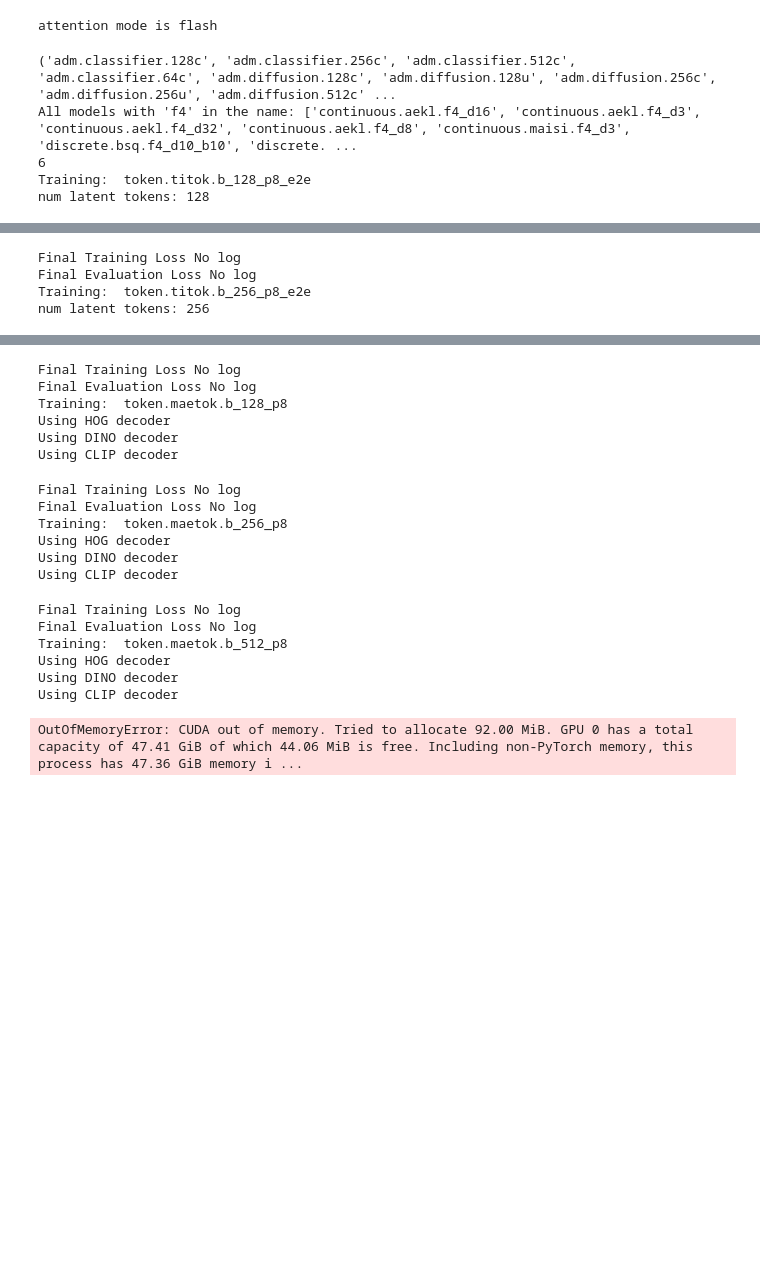
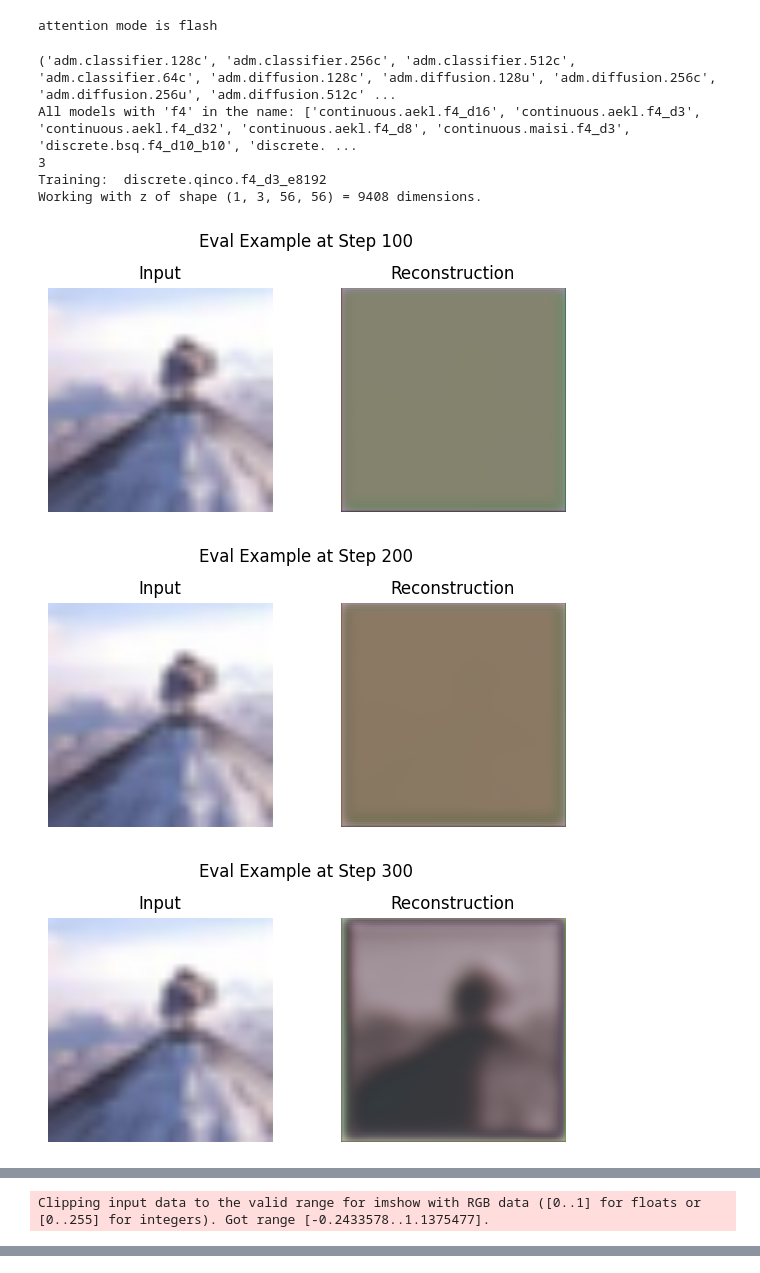
Before and after one commit to niklasbubeck/MedLat, a Jupyter notebook: example_tokenizer.ipynb, the cells around one changed output, grey strips where cells are left out. Cells and saved outputs as stored; diff of their text form; code cells hidden in the pictures; blank space fills up the shorter version.

```diff
--- a/example_tokenizer.ipynb
+++ b/example_tokenizer.ipynb
@@ -50,7 +50,8 @@ def train(model,
           test_set,
           batch_size,
           num_epochs,
-          evaluation_iterations):
+          evaluation_iterations,
+          step_break=100_000):
 
     device = "cuda" if torch.cuda.is_available() else "cpu"
 
@@ -92,7 +93,7 @@ def train(model,
                     step_counter += 1
                     pbar.update(1)
 
-                    if step_counter % 10 == 0:
+                    if step_counter % step_break == 0:
                         break
 
                     # Evaluate every evaluation_iterations global step
@@ -136,19 +137,15 @@ def train(model,
 
                                     example_shown = True
 
-                        train_loss_val = np.mean(train_loss_running) if train_loss_running else 0.0
-                        evaluation_loss_val = np.mean(evaluation_loss_running) if evaluation_loss_running else 0.0
-                        train_losses.append(train_loss_val)
-                        evaluation_losses.append(evaluation_loss_val)
-                        train_loss_running = []
+                                break
                         model.train()
-            if step_counter % 10 == 0:
+
+            if step_counter % step_break == 0:
                 break
             epoch_bar.update(1)
 
 
-    print("Final Training Loss", train_losses[-1] if train_losses else "No log")
-    print("Final Evaluation Loss", evaluation_losses[-1] if evaluation_losses else "No log")
+
 
     return model, train_losses, evaluation_losses
 # %%
@@ -160,40 +157,44 @@ print("All models with 'f4' in the name:", f4_models)
 # model_list=[
 # "continuous.aekl.f4_d3", "continuous.aekl.f8_d4", "continuous.aekl.f16_d8",
 # "continuous.aekl.f4_d8", "continuous.aekl.f4_d16", "continuous.aekl.f4_d32",
 # "continuous.aekl.f8_d8", "continuous.aekl.f8_d16", "continuous.aekl.f8_d32",
 # "continuous.aekl.f16_d16", "continuous.aekl.f16_d32", "continuous.aekl.f16_d64",
 # "continuous.medvae.f8_d16", "continuous.medvae.f8_d32", "continuous.vavae.f8_d16_dinov2", "continuous.vavae.f8_d32_dinov2",
 # "discrete.lfq.f4_d10_b10", "discrete.lfq.f8_d14_b14", "discrete.lfq.f16_d18_b18",
 # "discrete.bsq.f4_d10_b10", "discrete.bsq.f8_d14_b14", "discrete.bsq.f16_d18_b18",
 # "discrete.simple_qinco.f16_d8_e16384", "discrete.simple_qinco.f4_d3_e8192", "discrete.simple_qinco.f8_d4_e16384",
 # "discrete.simvq.f16_d8_e16384", "discrete.simvq.f4_d3_e8192", "discrete.simvq.f8_d4_e16384",
 # "discrete.vq.f16_d8_e16384", "discrete.vq.f4_d3_e8192", "discrete.vq.f8_d4_e16384",
 # "token.maetok.b_128", "token.maetok.b_256", "token.maetok.b_512",
 # "token.titok.b_128_e2e", "token.titok.b_256_e2e", "token.titok.b_512_e2e",
 # ]
 
 model_list = [
-    "discrete.rqvae.f4_d3_e8192",
-    "discrete.rqvae.f8_d4_e16384",
-    "discrete.rqvae.f16_d8_e16384",
-    "token.titok.b_128_p8_e2e", "token.titok.b_256_p8_e2e", "token.titok.b_512_p8_e2e",
-    "token.maetok.b_128_p8", "token.maetok.b_256_p8", "token.maetok.b_512_p8",
+    # "discrete.rqvae.f4_d3_e8192",
+    # "discrete.rqvae.f8_d4_e16384",
+    # "discrete.rqvae.f16_d8_e16384",
+    "discrete.qinco.f4_d3_e8192",
+    "discrete.qinco.f8_d4_e16384",
+    "discrete.qinco.f16_d8_e16384",
 ]
 
 print(model_list.__len__())
 for model_name in model_list:
     print(f"Training: ", model_name)
     f4 = get_model(model_name, img_size=224)
 
     linear_ae, train_losses, evaluation_losses = train(f4,
                                                     train_set=train_set,
                                                     test_set=test_set,
                                                     batch_size=8,
-                                                    num_epochs=10,
-                                                    evaluation_iterations=1000)
+                                                    num_epochs=100,
+                                                    evaluation_iterations=100)
 # %% [output]
 ('adm.classifier.128c', 'adm.classifier.256c', 'adm.classifier.512c', 'adm.classifier.64c', 'adm.diffusion.128c', 'adm.diffusion.128u', 'adm.diffusion.256c', 'adm.diffusion.256u', 'adm.diffusion.512c' ...
 All models with 'f4' in the name: ['continuous.aekl.f4_d16', 'continuous.aekl.f4_d3', 'continuous.aekl.f4_d32', 'continuous.aekl.f4_d8', 'continuous.maisi.f4_d3', 'discrete.bsq.f4_d10_b10', 'discrete. ...
-6
-Training:  token.titok.b_128_p8_e2e
-num latent tokens: 128
+3
+Training:  discrete.qinco.f4_d3_e8192
+Working with z of shape (1, 3, 56, 56) = 9408 dimensions.
+[figure, added]
+[figure, added]
+[figure, added]
@@ -200,4 +203 @@ num latent tokens: 128
-Final Training Loss No log
-Final Evaluation Loss No log
-Training:  token.titok.b_256_p8_e2e
-num latent tokens: 256
+Clipping input data to the valid range for imshow with RGB data ([0..1] for floats or [0..255] for integers). Got range [-0.2433578..1.1375477].
@@ -208,22 +210,3 @@ num latent tokens: 512
-Final Training Loss No log
-Final Evaluation Loss No log
-Training:  token.maetok.b_128_p8
-Using HOG decoder
-Using DINO decoder
-Using CLIP decoder
-Final Training Loss No log
-Final Evaluation Loss No log
-Training:  token.maetok.b_256_p8
-Using HOG decoder
-Using DINO decoder
-Using CLIP decoder
-Final Training Loss No log
-Final Evaluation Loss No log
-Training:  token.maetok.b_512_p8
-Using HOG decoder
-Using DINO decoder
-Using CLIP decoder
-OutOfMemoryError: CUDA out of memory. Tried to allocate 92.00 MiB. GPU 0 has a total capacity of 47.41 GiB of which 44.06 MiB is free. Including non-PyTorch memory, this process has 47.36 GiB memory i ...
 # %%
 generated_index = 150
 image, label = test_set[generated_index]
```
Also changed, not shown: parts of 2 cells of this notebook, 17 other files.
